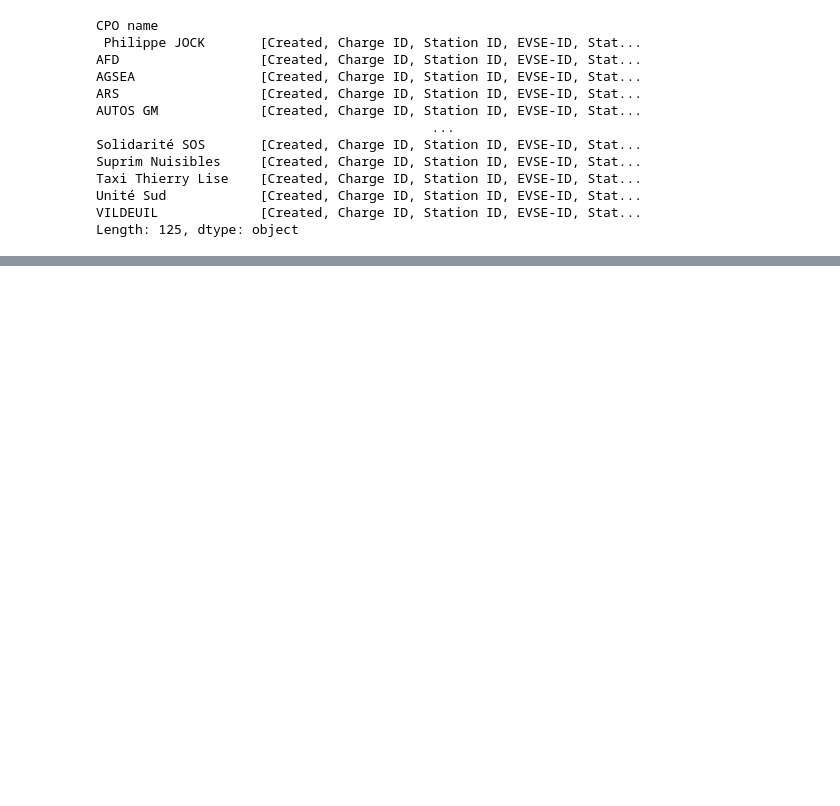
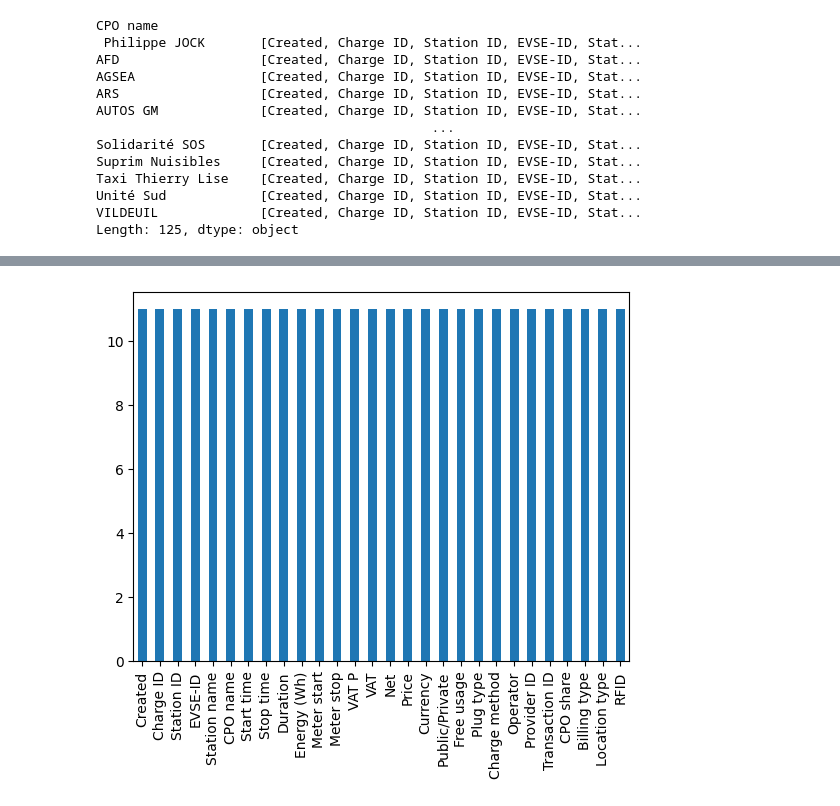
Before and after one commit to Stella-Hadiwidjaja/monthly_reports, a Jupyter notebook: reports.ipynb, the cells around one changed output, grey strips where cells are left out. Cells and saved outputs as stored; diff of their text form; code cells hidden in the pictures; blank space fills up the shorter version.

```diff
--- a/reports.ipynb
+++ b/reports.ipynb
@@ -99,0 +153,4 @@ test_CPO
+# %%
+bar_count = test_CPO_count.plot(kind='bar')
+# %% [output]
+[figure, added]
```
Also changed, not shown: parts of 11 cells of this notebook.
